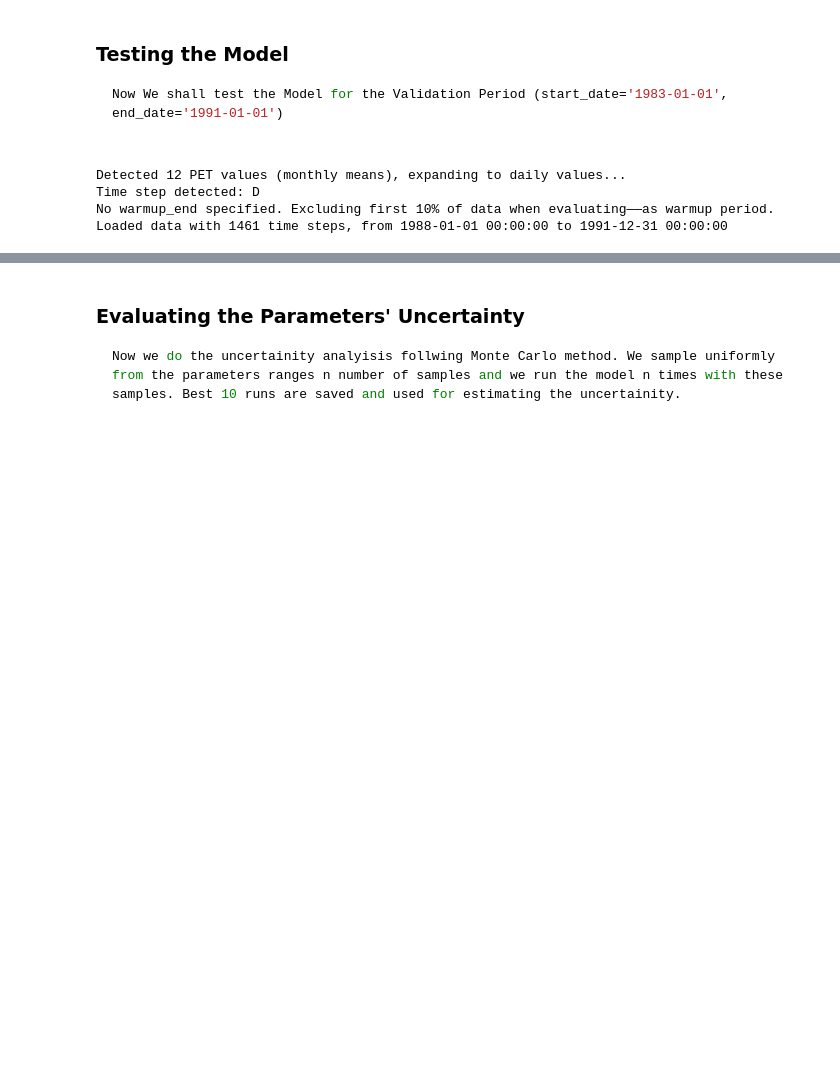
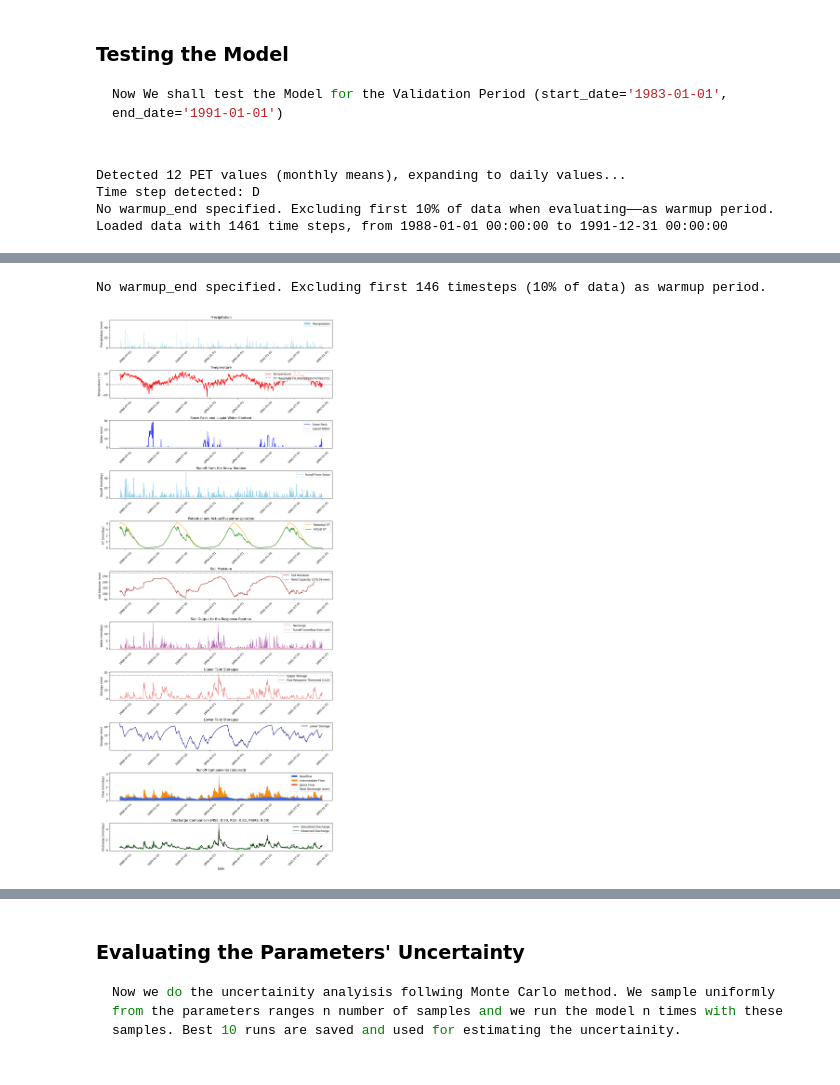
Before and after one commit to abdallaox/HBV_python_implementation, a Jupyter notebook: quick_start_guide.ipynb, the cells around one changed output, grey strips where cells are left out. Drawn from its saved outputs; the diff is of its cells as text; code cells hidden in the pictures; blank space fills up the shorter version.

```diff
--- a/quick_start_guide.ipynb
+++ b/quick_start_guide.ipynb
@@ -278,5 +276,8 @@ Correlation: 0.969
 # %%
-#model_validation.plot_results(output_file=None)
+model_validation.plot_results(output_file=None)
+# %% [output]
+No warmup_end specified. Excluding first 146 timesteps (10% of data) as warmup period.
+[figure, added]
 # %%
 model_validation.params
 # %% [output]
```
Also changed, not shown: parts of 8 cells of this notebook.
